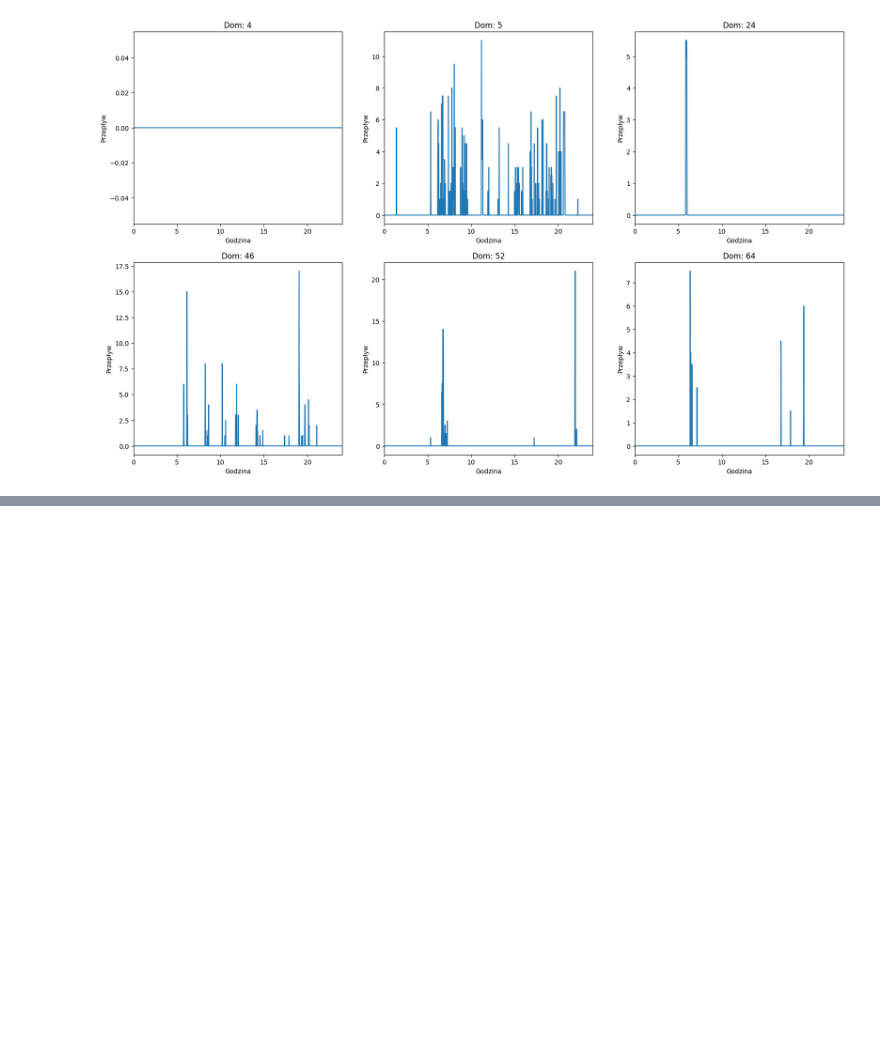
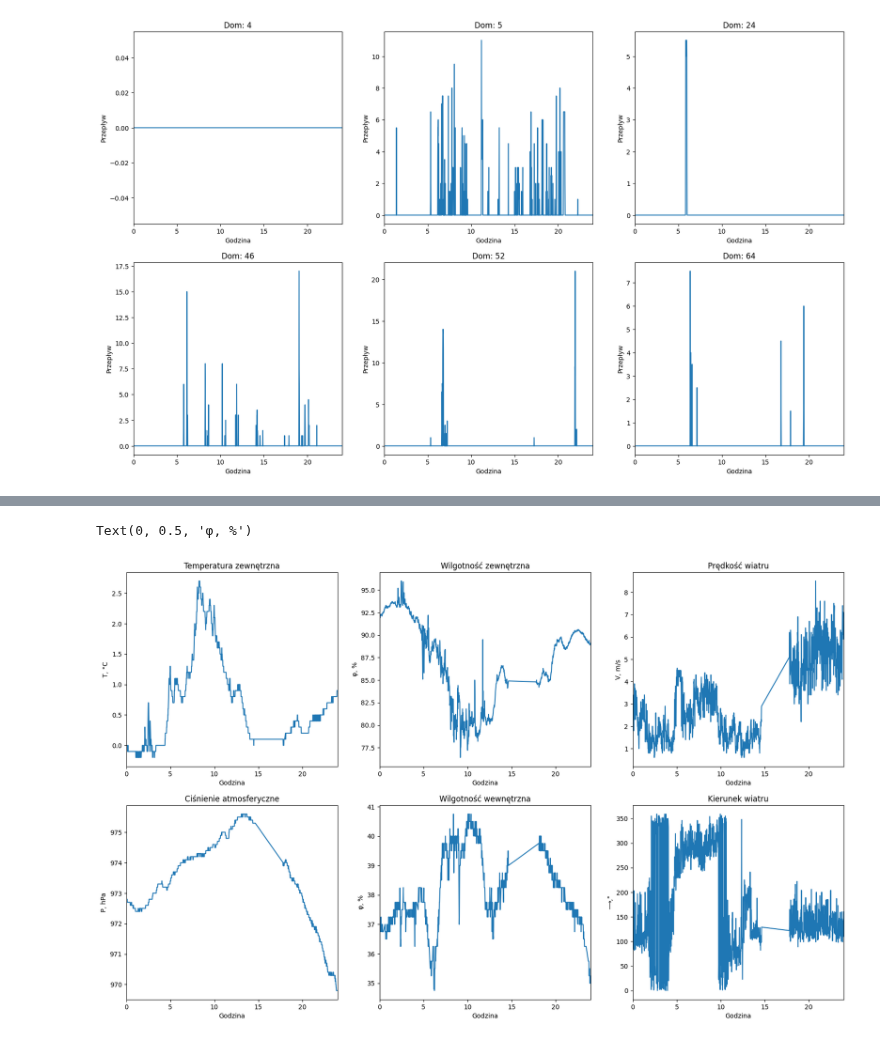
Before and after one commit to KulsonKula/Analiza-i-modelowanie-procesow-zwiazanych-z-systemem-centralnego-ogrzewania, a Jupyter notebook: Dane/display_data.IPYNB, the cells around one changed output, grey strips where cells are left out. Cells and saved outputs as stored; diff of their text form; code cells hidden in the pictures; blank space fills up the shorter version.

```diff
--- a/Dane/display_data.IPYNB
+++ b/Dane/display_data.IPYNB
@@ -101,0 +104,2 @@ fig.subplots_adjust()
+# %%
+DATASET=pd.read_csv('pogoda/Obrobione.csv')
@@ -101,0 +122,41 @@ fig.subplots_adjust()
+# %%
+fig2, axs2 = plt.subplots(2, 3, figsize=(20, 12))
+
+axs2[0,0].plot(x, DATASET['temperatura zewnętrzna'].iloc[0:1440])
+axs2[0,0].set_title('Temperatura zewnętrzna')
+axs2[0,0].set_xlim(0, 24)
+axs2[0,0].set_xlabel('Godzina')
+axs2[0,0].set_ylabel('T, °C')
+
+axs2[0,1].plot(x, DATASET['wilgotność zewnętrzna'].iloc[0:1440])
+axs2[0,1].set_title('Wilgotność zewnętrzna')
+axs2[0,1].set_xlim(0, 24)
+axs2[0,1].set_xlabel('Godzina')
+axs2[0,1].set_ylabel('φ, %')
+
+axs2[0,2].plot(x, DATASET['prędkość wiatru'].iloc[0:1440])
+axs2[0,2].set_title('Prędkość wiatru')
+axs2[0,2].set_xlim(0, 24)
+axs2[0,2].set_xlabel('Godzina')
+axs2[0,2].set_ylabel('V, m/s')
+
+axs2[1,0].plot(x, DATASET['ciśnienie atmosferyczne'].iloc[0:1440])
+axs2[1,0].set_title('Ciśnienie atmosferyczne')
+axs2[1,0].set_xlim(0, 24)
+axs2[1,0].set_xlabel('Godzina')
+axs2[1,0].set_ylabel('P, hPa')
+
+axs2[1,2].plot(x, DATASET['kierunek wiatru'].iloc[0:1440])
+axs2[1,2].set_title('Kierunek wiatru')
+axs2[1,2].set_xlim(0, 24)
+axs2[1,2].set_xlabel('Godzina')
+axs2[1,2].set_ylabel('⟶,°') # ZAPYTAC JAKIM ZNAKIEM TO OZANACZAĆ
+
+axs2[1,1].plot(x, DATASET['wilgotność wewnętrzna'].iloc[0:1440])
+axs2[1,1].set_title('Wilgotność wewnętrzna')
+axs2[1,1].set_xlim(0, 24)
+axs2[1,1].set_xlabel('Godzina')
+axs2[1,1].set_ylabel('φ, %')
+# %% [output]
+Text(0, 0.5, 'φ, %')
+[figure, added]
```
Also changed, not shown: parts of 2 cells of this notebook, 9 other files.
